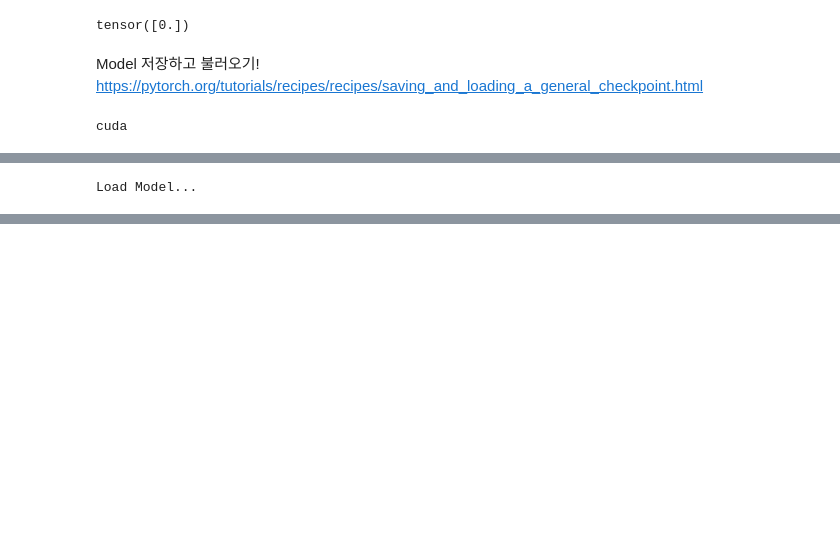
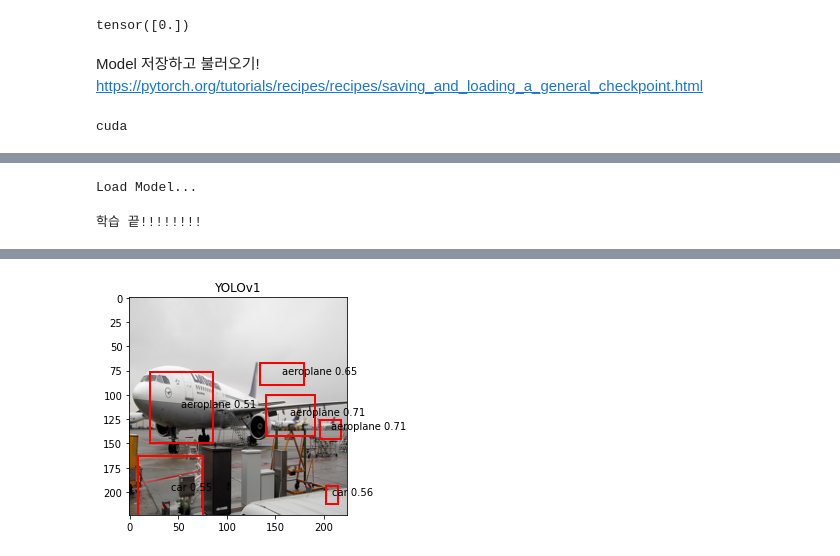
Before and after one commit to chaeengg/BearTeam, a Jupyter notebook: edu/model/YOLOv1.ipynb, the cells around one changed output, grey strips where cells are left out. Saved outputs shown, nothing was run; the diff lists cells and outputs as text; code cells hidden in the pictures; blank space fills up the shorter version.

```diff
--- a/edu/model/YOLOv1.ipynb
+++ b/edu/model/YOLOv1.ipynb
@@ -604,15 +604,15 @@ def train_YOLO(YOLO_model, criterion, optimizer, scheduler, epochs, data_loader,
                 torch.save({
                             'epoch': EPOCH,
                             'model_state_dict': YOLO_model.state_dict(),
-                            'optimizer_state_dict': optimizer.state_dict(),
+                            # 'optimizer_state_dict': optimizer.state_dict(),
                             'loss': best_loss,
                             }, path2YOLO)
         # lr decay
         scheduler.step()
 
-    # Return best model
-    YOLO_model.load_state_dict(torch.load(path2YOLO))
-    return YOLO_model
+    # Return None
+    print("학습 끝!!!!!!!!")
+    return None
 # %%
 device = 'cuda' if torch.cuda.is_available() else 'cpu'
 print(device)
@@ -635,8 +635,5 @@ for i in range(len(VGGNet.features[:-1])) :
 
 backbone = VGGNet.features[:-1]
 YOLO_model =  YOLO(backbone).to(device) # Create YOLO model
-optimizer = torch.optim.SGD(YOLO_model.parameters(), lr = 1e-3, momentum = 0.9, weight_decay=0.0005)
-scheduler = torch.optim.lr_scheduler.LambdaLR(optimizer=optimizer,
-                                        lr_lambda=lambda epoch: 0.95 ** epoch,
-                                        last_epoch=-1,
-                                        verbose=False)
+optimizer = torch.optim.Adam(YOLO_model.parameters())
+scheduler = torch.optim.lr_scheduler.CosineAnnealingLR(optimizer, T_max=100, eta_min=0.001)
@@ -653,10 +653,11 @@ if os.path.exists(path2YOLO):
   best_loss = checkpoint['loss']
   checkpoint = None
 
-EPOCH = 1000
+EPOCH = 300
 train_YOLO(YOLO_model, calculate_custom_loss_for_YOLOv1_v2, optimizer, scheduler, EPOCH, data_loader, best_loss, device)
 # %% [output]
 Load Model...
+학습 끝!!!!!!!!
 # %%
 # https://wolfy.tistory.com/259
 from operator import itemgetter, attrgetter
@@ -894,14 +877,19 @@ def draw(obj):
     plt.show()
 # %%
 # 예측해보기
-if os.path.exists(path2YOLO):
-  print('Load Model...')
-  checkpoint = torch.load(path2YOLO)
-  YOLO_model.load_state_dict(checkpoint['model_state_dict'])
-  optimizer.load_state_dict(checkpoint['optimizer_state_dict'])
-  EPOCH = EPOCH - checkpoint['epoch']
-  best_loss = checkpoint['loss']
+assert os.path.exists(path2YOLO)
 
-img, label = Test_Dataset[100]
+checkpoint = torch.load(path2YOLO)
+YOLO_model.load_state_dict(checkpoint['model_state_dict'])
+EPOCH = EPOCH - checkpoint['epoch']
+best_loss = checkpoint['loss']
+print(f'bset loss: {best_loss:2f}')
 
-out = detect(YOLO_model, img.unsqueeze(0).to(device))
+img, label = Train_Dataset[5]
+
+out = detect(YOLO_model, img, device)
+
+y_pred = YOLO_model(img.unsqueeze(0).to(device))
+
+draw(out)
+# %% [output]
@@ -907,0 +897 @@ out = detect(YOLO_model, img.unsqueeze(0).to(device))
+[figure, added]
```
Also changed, not shown: parts of 7 cells of this notebook.
